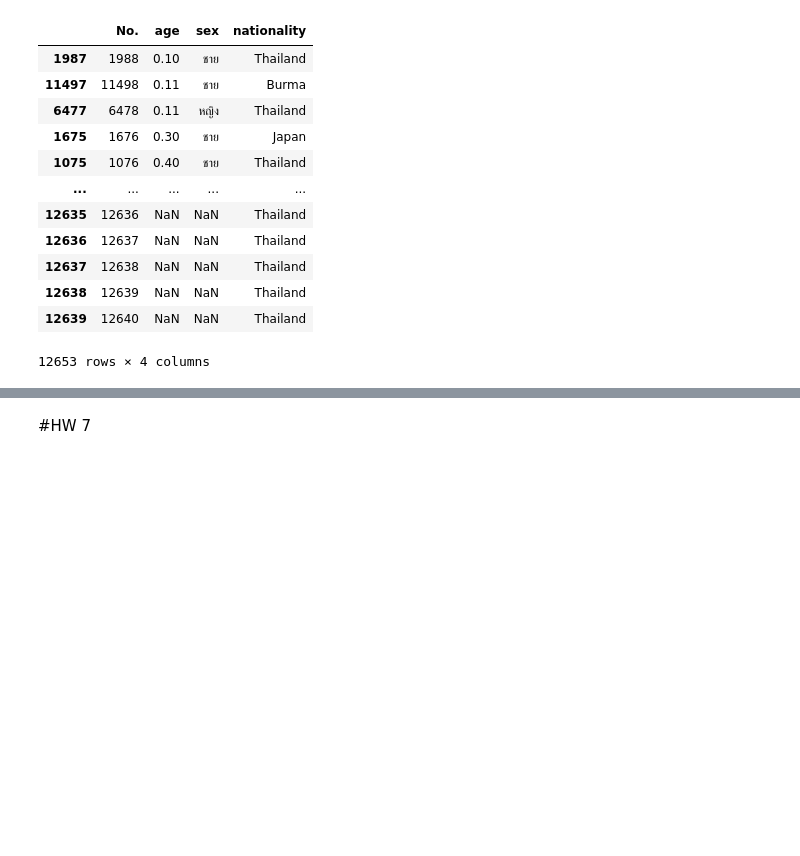
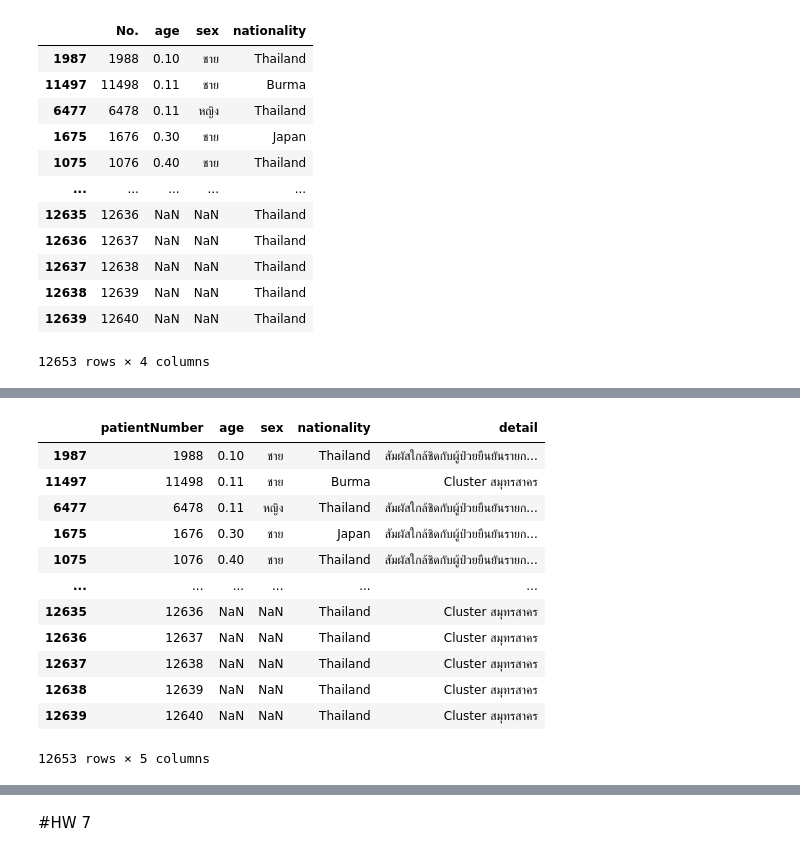
Before and after one commit to ikarosgn/data_viz, a Jupyter notebook: pandas102.ipynb, the cells around one changed output, grey strips where cells are left out. Cells and saved outputs as stored; diff of their text form; code cells hidden in the pictures; blank space fills up the shorter version.

```diff
--- a/pandas102.ipynb
+++ b/pandas102.ipynb
@@ -158,0 +169,3 @@ full_table2 = data_human2.merge(data_province)
+# %%
+data_human2_rename = data_human2.rename(columns={'No.': 'patientNumber'})
+data_human2_rename.head()
@@ -158,0 +225,18 @@ full_table2 = data_human2.merge(data_province)
+# %%
+
+data_human2_rename['detail'] = data_human2_rename['patientNumber'].map(data_covid.set_index('No.')['risk'])
+data_human2_rename #.map ทันจะผูกค่า patientNumber กับ No. เข้าด้วยกัน แล้ว return list ของค่า risk
+# %% [output]
+|  | patientNumber | age | sex | nationality | detail |
+| 1987 | 1988 | 0.10 | ชาย | Thailand | สัมผัสใกล้ชิดกับผู้ป่วยยืนยันรายก... |
+| 11497 | 11498 | 0.11 | ชาย | Burma | Cluster สมุทรสาคร |
+| 6477 | 6478 | 0.11 | หญิง | Thailand | สัมผัสใกล้ชิดกับผู้ป่วยยืนยันรายก... |
+| 1675 | 1676 | 0.30 | ชาย | Japan | สัมผัสใกล้ชิดกับผู้ป่วยยืนยันรายก... |
+| 1075 | 1076 | 0.40 | ชาย | Thailand | สัมผัสใกล้ชิดกับผู้ป่วยยืนยันรายก... |
+| ... | ... | ... | ... | ... | ... |
+| 12635 | 12636 | NaN | NaN | Thailand | Cluster สมุทรสาคร |
+| 12636 | 12637 | NaN | NaN | Thailand | Cluster สมุทรสาคร |
+| 12637 | 12638 | NaN | NaN | Thailand | Cluster สมุทรสาคร |
+| 12638 | 12639 | NaN | NaN | Thailand | Cluster สมุทรสาคร |
+| 12639 | 12640 | NaN | NaN | Thailand | Cluster สมุทรสาคร |
+12653 rows × 5 columns
```
Also changed, not shown: parts of 9 cells of this notebook.
